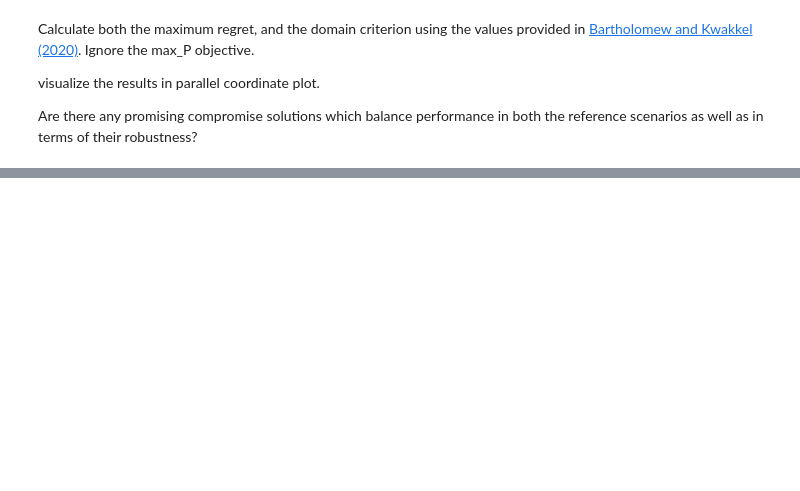
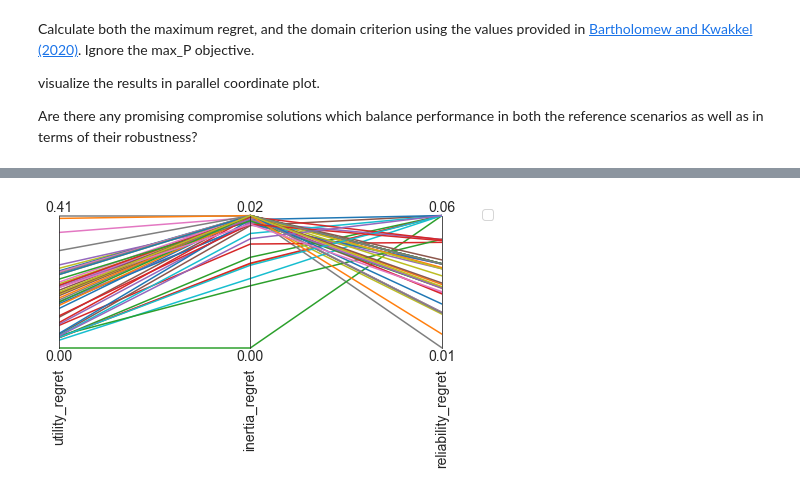
Before and after one commit to floristevito/EPA1361, a Jupyter notebook: lab_sessions/Week 5-6 - robustness and direct search/assignment 9 - multi-scenario MORDM.ipynb, the cells around one changed output, grey strips where cells are left out. Saved outputs shown, nothing was run; the diff lists cells and outputs as text; code cells hidden in the pictures; blank space fills up the shorter version.

```diff
--- a/lab_sessions/Week 5-6 - robustness and direct search/assignment 9 - multi-scenario MORDM.ipynb
+++ b/lab_sessions/Week 5-6 - robustness and direct search/assignment 9 - multi-scenario MORDM.ipynb
@@ -196,0 +211,8 @@ Re-evaluate the combined set of solutions over 1000 scenarios sampled using LHS.
+# %%
+dictsolutions = results1[['c1','c2','r1','r2','w1']].to_dict(orient = 'records')
+policy_options = []
+for i in range(len(dictsolutions)):
+    policy_options.append(Policy(str(i),**dictsolutions[i]))
+# %%
+with MultiprocessingEvaluator(lake_model) as evaluator:
+    experiments_trees, outcomes_trees = evaluator.perform_experiments(scenarios = 10, policies=policy_options, uncertainty_sampling=LHS)
@@ -200,3 +241,15 @@ Calculate both the maximum regret, and the domain criterion using the values pro
 visualize the results in parallel coordinate plot.
 
 Are there any promising compromise solutions which balance performance in both the reference scenarios as well as in terms of their robustness?
+# %%
+outcomesdf = pd.DataFrame(outcomes_trees)
+
+outcomesdf[['scenario','policy']] = experiments_trees[['scenario','policy']]
+
+outcomesdf[['max_P_regret','utility_regret','inertia_regret','reliability_regret']] = np.nan
+
+for i,row in outcomesdf.iterrows():
+    outcomesdf.iloc[i,6] = outcomesdf.loc[outcomesdf['scenario']==row['scenario']]['max_P'].max()-row['max_P']
+    outcomesdf.iloc[i,7] = outcomesdf.loc[outcomesdf['scenario']==row['scenario']]['utility'].max()-row['utility']
+    outcomesdf.iloc[i,8] = outcomesdf.loc[outcomesdf['scenario']==row['scenario']]['inertia'].max()-row['inertia']
+    outcomesdf.iloc[i,9] = outcomesdf.loc[outcomesdf['scenario']==row['scenario']]['reliability'].max()-row['reliability']
@@ -202,0 +277,10 @@ Are there any promising compromise solutions which balance performance in both t
+# %%
+data = outcomesdf[['utility_regret','inertia_regret','reliability_regret','policy']].groupby('policy').max()
+
+limits = parcoords.get_limits(data)
+axes = parcoords.ParallelAxes(limits)
+axes.plot(data)
+axes.legend()
+plt.show()
+# %% [output]
+[figure, added]
```
Also changed, not shown: parts of 19 cells of this notebook.
